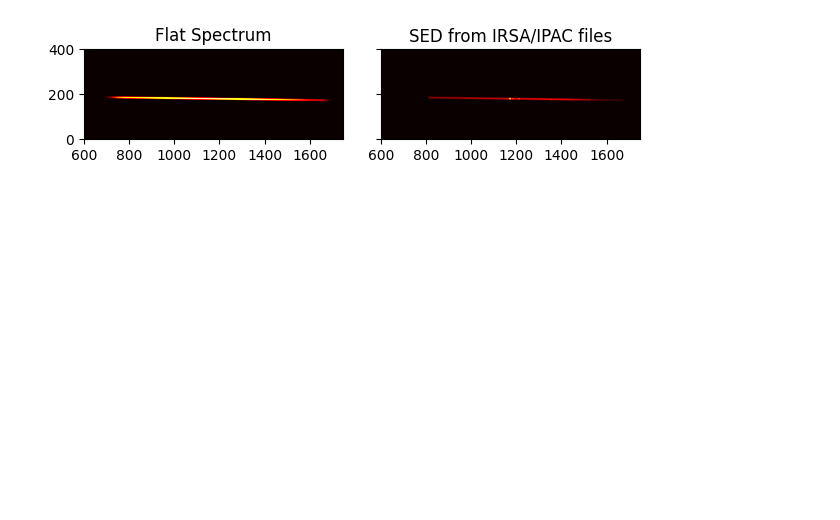
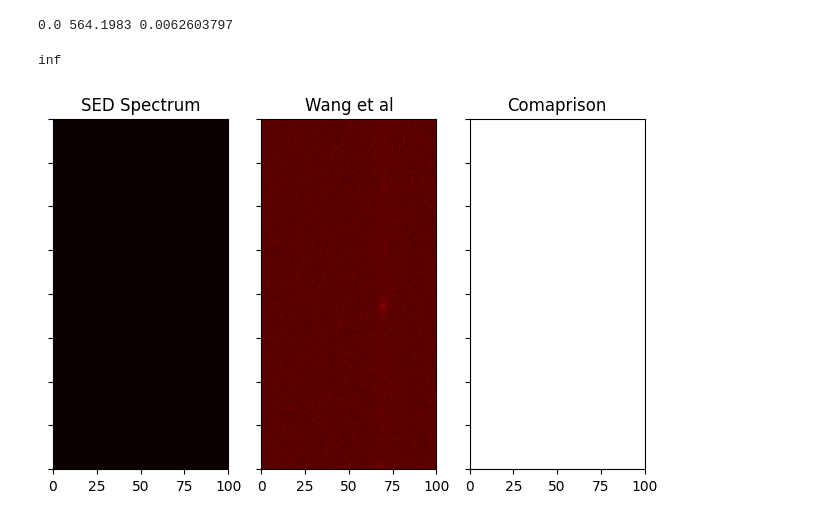
Before and after one commit to keithbuckholz/summer-roman-project, a Jupyter notebook: 4) FOV0_sims/notebooks/single-object-SED-sim.ipynb, the cells around one changed output. Cells and saved outputs as stored; diff of their text form; code cells hidden in the pictures; blank space fills up the shorter version.

```diff
--- a/4) FOV0_sims/notebooks/single-object-SED-sim.ipynb
+++ b/4) FOV0_sims/notebooks/single-object-SED-sim.ipynb
@@ -104,0 +80,5 @@ flat_orders = roman_sim.compute_model_orders(id=24, compute_size=False, size=77,
+# %%
+# load in wang et al
+file = fits.open("/Users/keith/astr/research_astr/FOV0/slitless/GRS_FOV0_roll0_dx0_dy0_SCA1_slitless_final.fits")
+data = file[1].data
+file.close()
@@ -105,18 +104,42 @@ flat_orders = roman_sim.compute_model_orders(id=24, compute_size=False, size=77,
+# %%
+print(np.min(model_orders),
+np.max(model_orders),
+np.mean(model_orders))
+# %% [output]
+0.0 564.1983 0.0062603797
+# %%
+# Assume they're off by a scalar
+data_max = np.argmax(data[200:400, 2500:4000])
+model_max = np.argmax(model_orders[200:400, 2500:4000])
+
+scalar = np.max(data[200:400, 2500:4000]) / np.max(model_orders[200:400, 2500:4000])
+print(scalar)
+# %% [output]
+inf
 # %%
+scaled_model = model_orders * scalar
+
 # Display comparison image
-fig, (ax1, ax2) = plt.subplots(1, 2)
+fig, (ax1, ax2, ax3) = plt.subplots(1, 3)
 
-ax1.imshow(flat_orders[1], origin="lower", cmap='hot')
-ax1.set_xlim(600, 1750)
-ax1.set_ylim(0, 400)
-ax1.set_title("Flat Spectrum")
+ax1.imshow(model_orders, origin="lower", cmap='hot', vmax=np.max(model_orders)/5)
+ax1.set_xlim(0, 100)
+ax1.set_ylim(0, 200)
+ax1.set_title("SED Spectrum")
+ax1.set_yticklabels([])
 
-ax2.imshow(model_orders[1], origin="lower", cmap='hot')
-ax2.set_xlim(600, 1750)
-ax2.set_ylim(0, 400)
-ax2.set_title("SED from IRSA/IPAC files")
+ax2.imshow(data, origin="lower", cmap='hot', vmin=0, vmax=np.max(data)/25)
+ax2.set_xlim(0, 100)
+ax2.set_ylim(0, 200)
+ax2.set_title("Wang et al")
 ax2.set_yticklabels([])
 
+ax3.imshow(data-scaled_model, origin="lower", cmap='hot', vmin=-np.max(scaled_model), vmax=np.max(data)/25)
+ax3.set_xlim(0, 100)
+ax3.set_ylim(0, 200)
+ax3.set_title("Comaprison")
+ax3.set_yticklabels([])
+
 fig.tight_layout()
 # %% [output]
-[figure, old version]
+[figure, new version]
```
Also changed, not shown: parts of 9 cells of this notebook, 9 other files.
